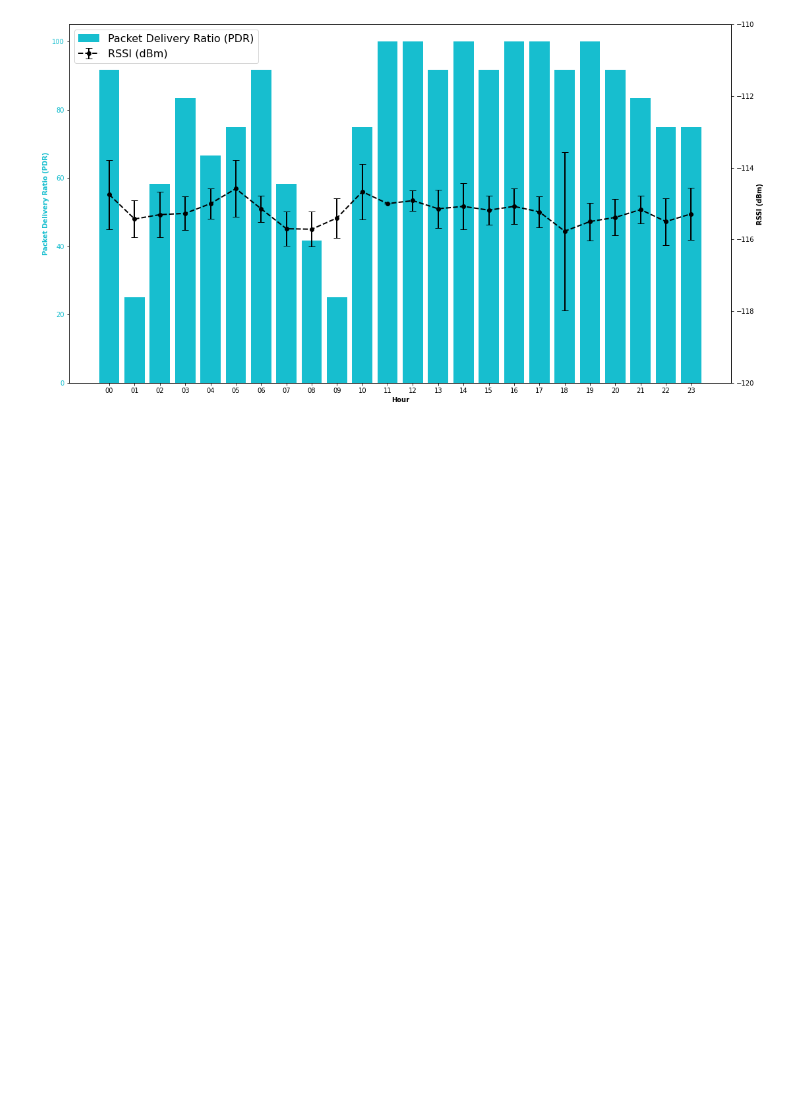
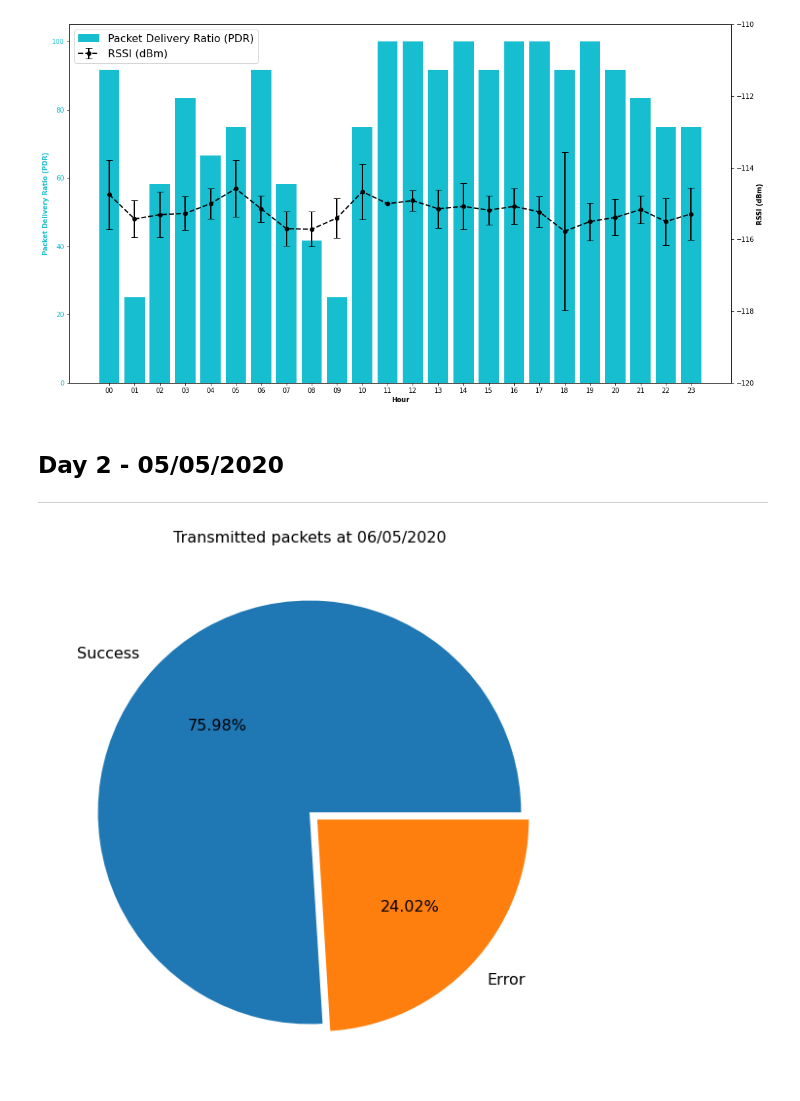
Before and after one commit to henriquepw/owlify, a Jupyter notebook: analytics/send-data-tests/test-02/main.ipynb, the cells around one changed output. Drawn from its saved outputs; the diff is of its cells as text; code cells hidden in the pictures; blank space fills up the shorter version.

```diff
--- a/analytics/send-data-tests/test-02/main.ipynb
+++ b/analytics/send-data-tests/test-02/main.ipynb
@@ -116,3 +116,15 @@ pie_graph(day)
 pdr_graph(day)
 # %% [output]
 [figure]
+# %% [markdown]
+## Day 2 - 05/05/2020
+---
+# %%
+day2 = pd.read_json('packages-day-2.json')
+day2['time'] = pd.to_datetime(day2['time'])
+
+day2 = get_day(day2, '2020-05-06')
+# %%
+pie_graph(day2)
+# %% [output]
+[figure, added]
```
Also changed, not shown: parts of 2 cells of this notebook, 6 other files.
